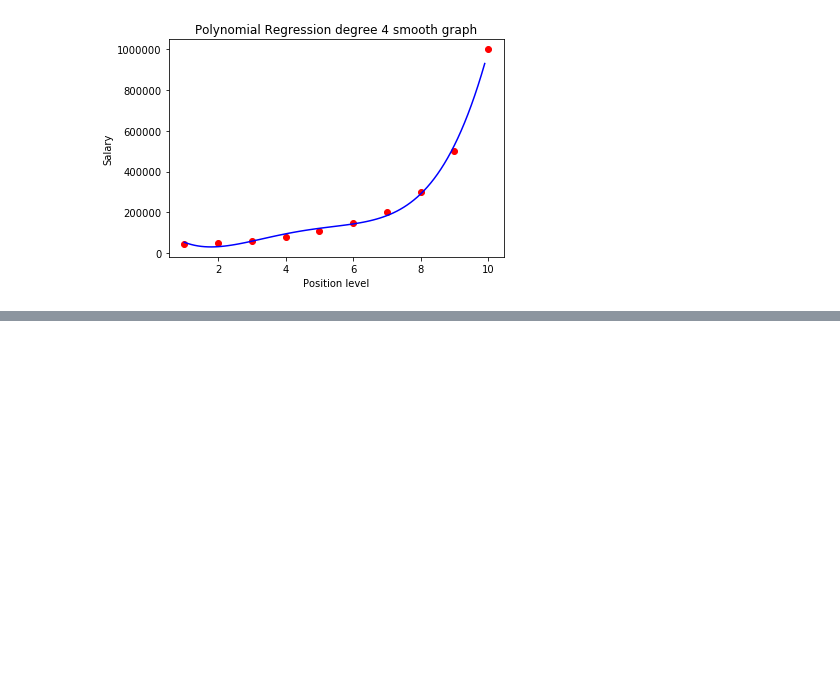
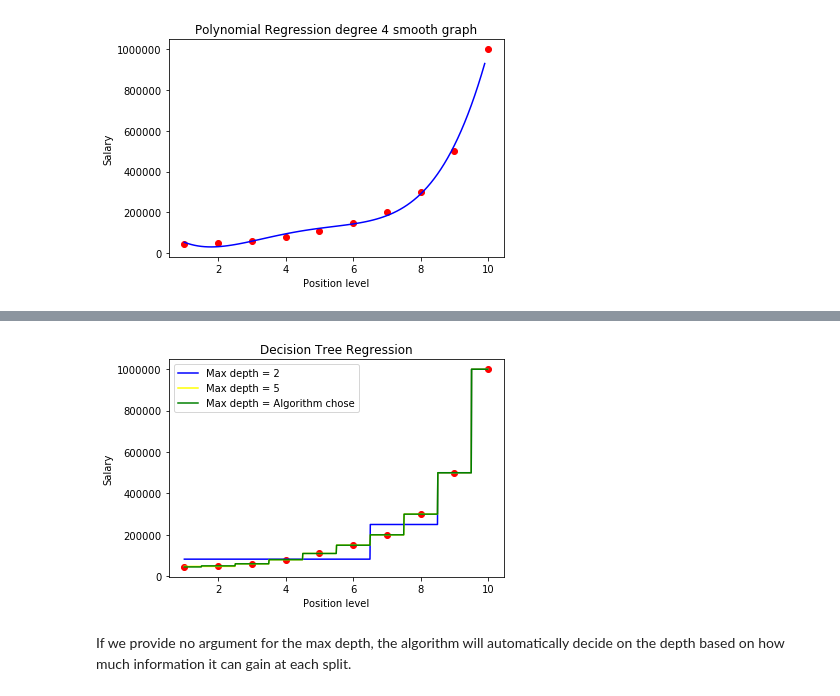
Before and after one commit to bgreenawald/Machine-Learning-Notebooks, a Jupyter notebook: Regression Notebook.ipynb, the cells around one changed output, grey strips where cells are left out. Drawn from its saved outputs; the diff is of its cells as text; code cells hidden in the pictures; blank space fills up the shorter version.

Commit message:
Decision Tree Regression complete

```diff
--- a/Regression Notebook.ipynb
+++ b/Regression Notebook.ipynb
@@ -251,0 +259,34 @@ plt.show()
+# %%
+import numpy as np
+import matplotlib.pyplot as plt
+import pandas as pd
+
+# Importing the dataset
+dataset = pd.read_csv('Position_Salaries.csv')
+X = dataset.iloc[:, 1:2].values
+y = dataset.iloc[:, 2].values
+
+from sklearn.tree import DecisionTreeRegressor
+regressor1 = DecisionTreeRegressor(max_depth=2)
+regressor1.fit(X, y)
+regressor2 = DecisionTreeRegressor(max_depth=5)
+regressor2.fit(X, y)
+regressor3 = DecisionTreeRegressor()
+regressor3.fit(X, y)
+
+# Visualising the Decision Tree Regression results (higher resolution)
+X_grid = np.arange(min(X), max(X), 0.01)
+X_grid = X_grid.reshape((len(X_grid), 1))
+plt.scatter(X, y, color = 'red')
+plt.plot(X_grid, regressor1.predict(X_grid), label="Max depth = 2", color = 'blue')
+plt.plot(X_grid, regressor2.predict(X_grid), label="Max depth = 5", color = 'yellow')
+plt.plot(X_grid, regressor3.predict(X_grid), label="Max depth = Algorithm chose", color = 'green')
+plt.title('Decision Tree Regression')
+plt.xlabel('Position level')
+plt.ylabel('Salary')
+plt.legend()
+plt.show()
+# %% [output]
+[figure, added]
+# %% [markdown]
+If we provide no argument for the max depth, the algorithm will automatically decide on the depth based on how much information it can gain at each split.
```
Also changed, not shown: parts of 3 cells of this notebook, 1 other file.
